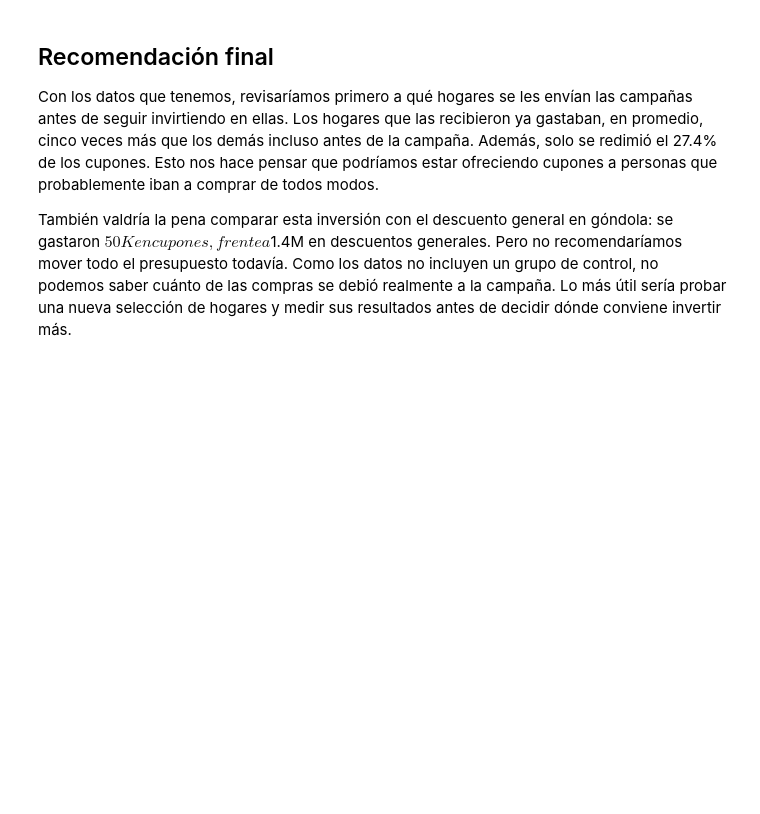
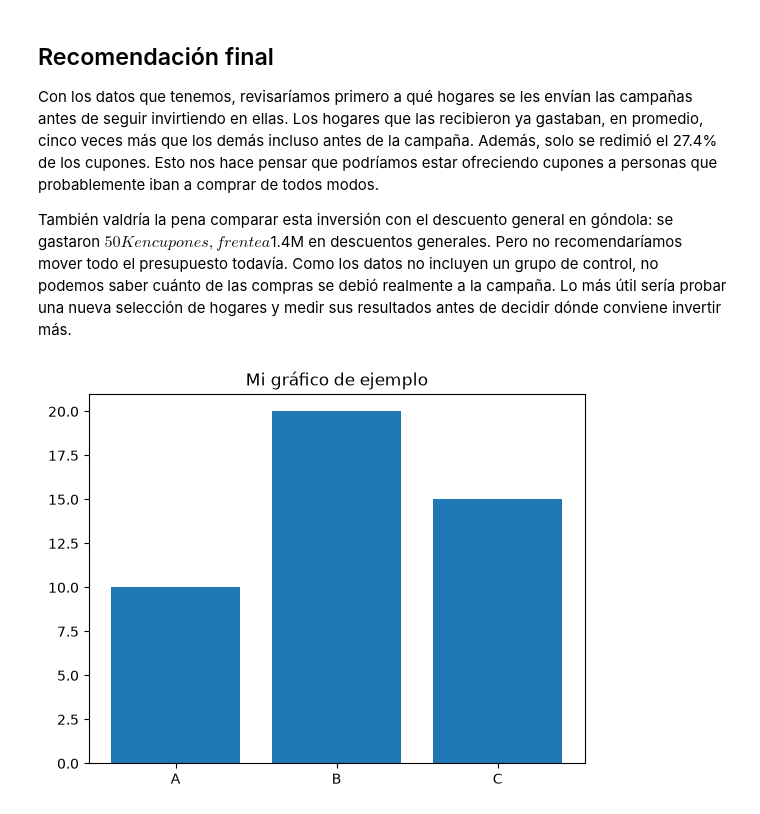
Before and after one commit to cris1403-lab/PROYECTO-1-BI, a Jupyter notebook: proyecto1_Pineda_Menegazzo.ipynb, the cells around one changed output. Cells and saved outputs as stored; diff of their text form; code cells hidden in the pictures; blank space fills up the shorter version.

```diff
--- a/proyecto1_Pineda_Menegazzo.ipynb
+++ b/proyecto1_Pineda_Menegazzo.ipynb
@@ -896,3 +896,12 @@ Pero no recomendaríamos mover todo el presupuesto todavía. Como los datos no
 incluyen un grupo de control, no podemos saber cuánto de las compras se debió
 realmente a la campaña. Lo más útil sería probar una nueva selección de hogares
 y medir sus resultados antes de decidir dónde conviene invertir más.
+# %%
+import matplotlib.pyplot as plt
+
+plt.bar(['A', 'B', 'C'], [10, 20, 15])
+plt.title('Mi gráfico de ejemplo')
+plt.savefig("mi_grafico.png")
+plt.show()
+# %% [output]
+[figure, added]
```
Also changed, not shown: parts of 9 cells of this notebook, 6 other files.
